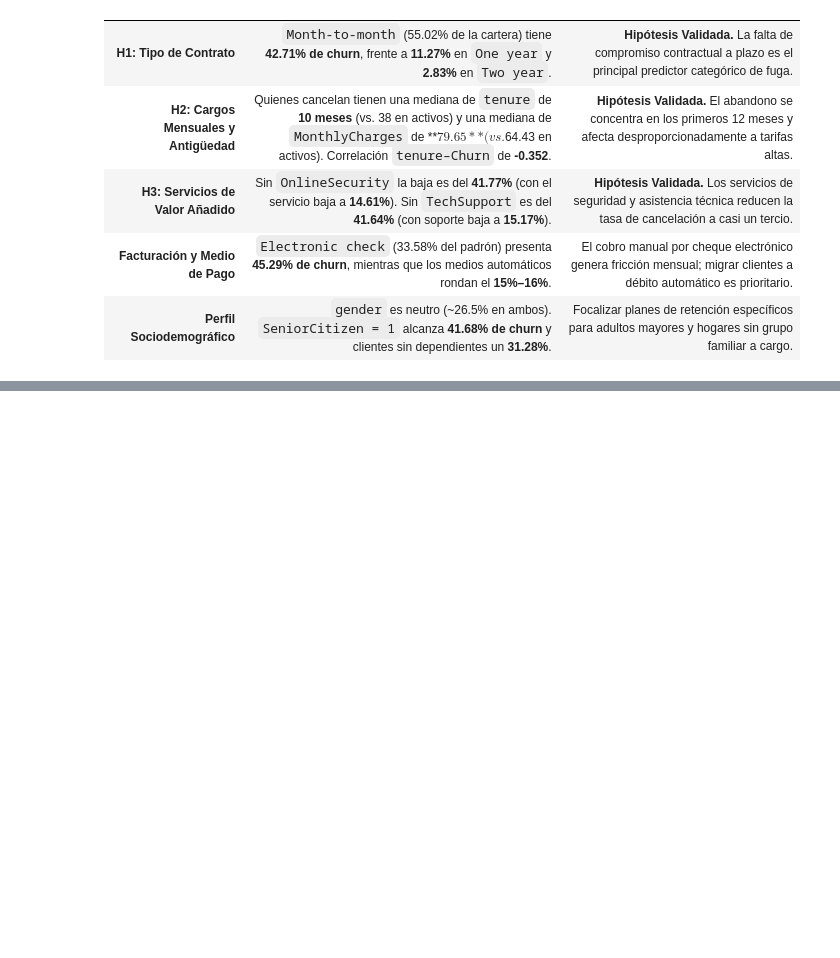
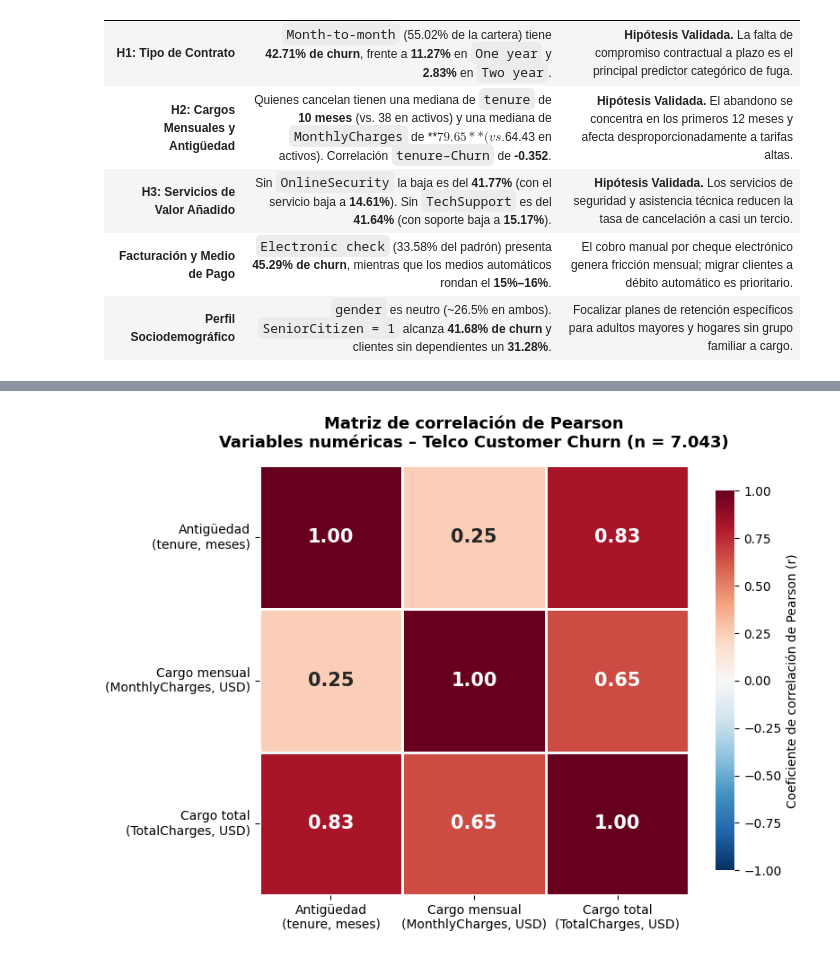
Before and after one commit to Janegro09/tpi-analisis-de-datos, a Jupyter notebook: notebooks/TPI_Analisis_de_Datos.ipynb, the cells around one changed output, grey strips where cells are left out. Cells and saved outputs as stored; diff of their text form; code cells hidden in the pictures; blank space fills up the shorter version.

```diff
--- a/notebooks/TPI_Analisis_de_Datos.ipynb
+++ b/notebooks/TPI_Analisis_de_Datos.ipynb
@@ -928,0 +1001,23 @@ for c in cols_contratacion:
+# %%
+ETIQUETAS_CORR = {
+    "tenure": "Antigüedad\n(tenure, meses)",
+    "MonthlyCharges": "Cargo mensual\n(MonthlyCharges, USD)",
+    "TotalCharges": "Cargo total\n(TotalCharges, USD)",
+}
+
+fig, ax = plt.subplots(figsize=(8, 6.5))
+sns.heatmap(
+    matriz_corr.rename(index=ETIQUETAS_CORR, columns=ETIQUETAS_CORR),
+    annot=True, fmt=".2f", annot_kws={"size": 15, "weight": "bold"},
+    cmap="RdBu_r", vmin=-1, vmax=1, center=0, square=True,
+    linewidths=2, linecolor="white",
+    cbar_kws={"label": "Coeficiente de correlación de Pearson (r)", "shrink": 0.8},
+    ax=ax,
+)
+ax.set_title("Matriz de correlación de Pearson\nVariables numéricas – Telco Customer Churn (n = 7.043)",
+             fontsize=13, fontweight="bold", pad=15)
+ax.tick_params(axis="both", rotation=0, labelsize=10)
+plt.tight_layout()
+plt.show()
+# %% [output]
+[figure, added]
```
Also changed, not shown: parts of 20 cells of this notebook.
